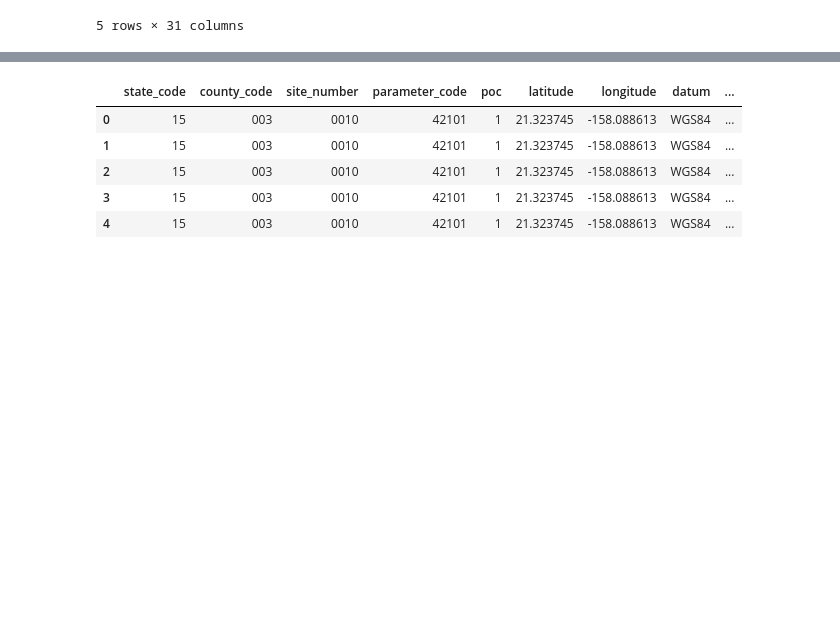
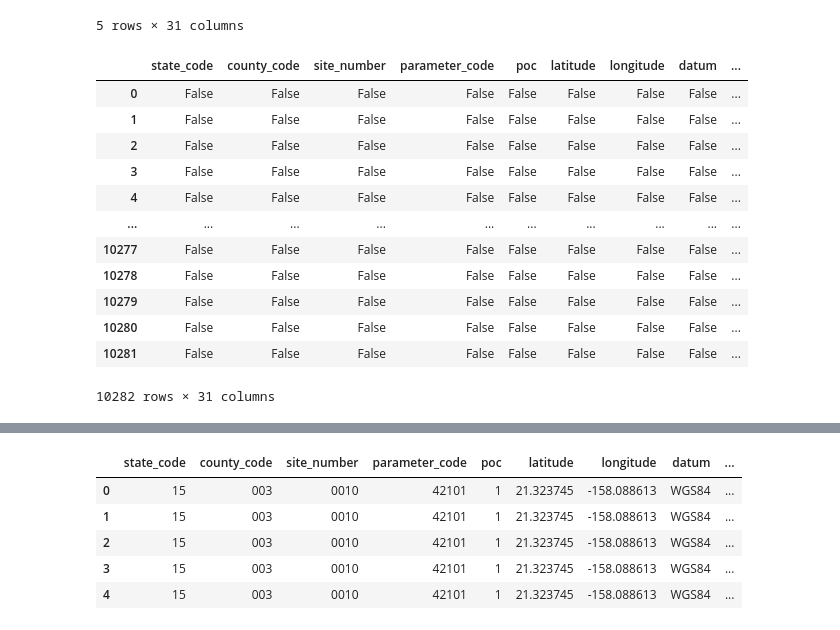
Before and after one commit to TrentELittle/BootcampProject1, a Jupyter notebook: project_main.ipynb, the cells around one changed output, grey strips where cells are left out. Cells and saved outputs as stored; diff of their text form; code cells hidden in the pictures; blank space fills up the shorter version.

```diff
--- a/project_main.ipynb
+++ b/project_main.ipynb
@@ -48,0 +51,16 @@ cali_df.head()
+# %%
+cali_df.isnull()
+# %% [output]
+|  | state_code | county_code | site_number | parameter_code | poc | latitude | longitude | datum | ... |
+| 0 | False | False | False | False | False | False | False | False | ... |
+| 1 | False | False | False | False | False | False | False | False | ... |
+| 2 | False | False | False | False | False | False | False | False | ... |
+| 3 | False | False | False | False | False | False | False | False | ... |
+| 4 | False | False | False | False | False | False | False | False | ... |
+| ... | ... | ... | ... | ... | ... | ... | ... | ... | ... |
+| 10277 | False | False | False | False | False | False | False | False | ... |
+| 10278 | False | False | False | False | False | False | False | False | ... |
+| 10279 | False | False | False | False | False | False | False | False | ... |
+| 10280 | False | False | False | False | False | False | False | False | ... |
+| 10281 | False | False | False | False | False | False | False | False | ... |
+10282 rows × 31 columns
```
Also changed, not shown: parts of 3 cells of this notebook.
